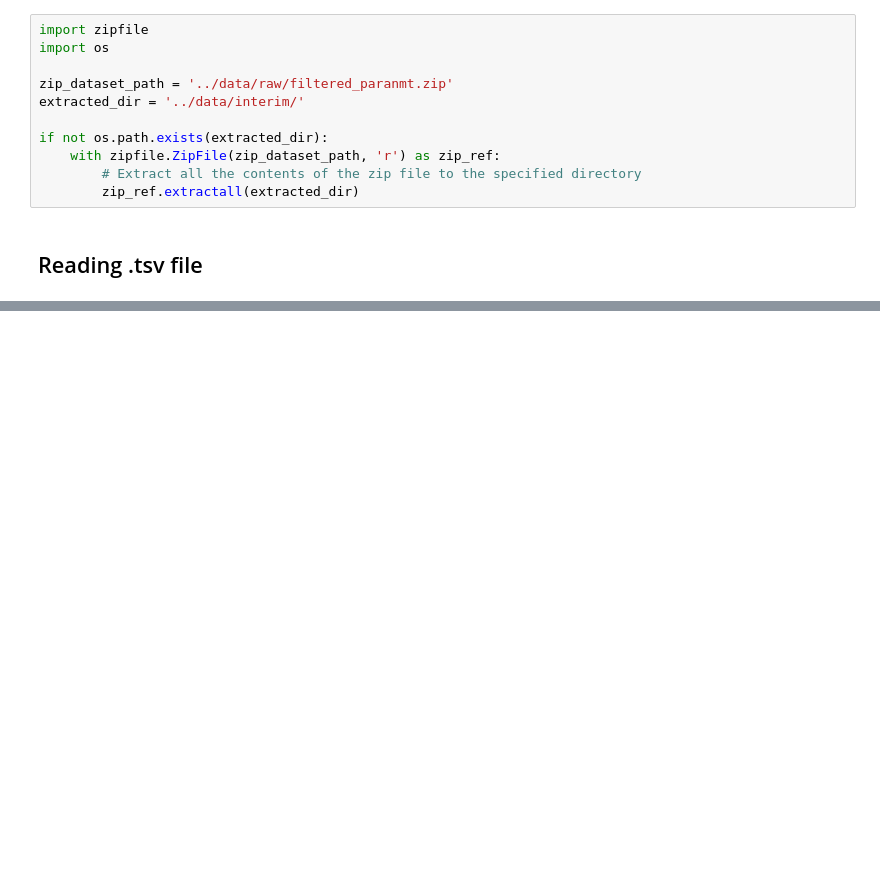
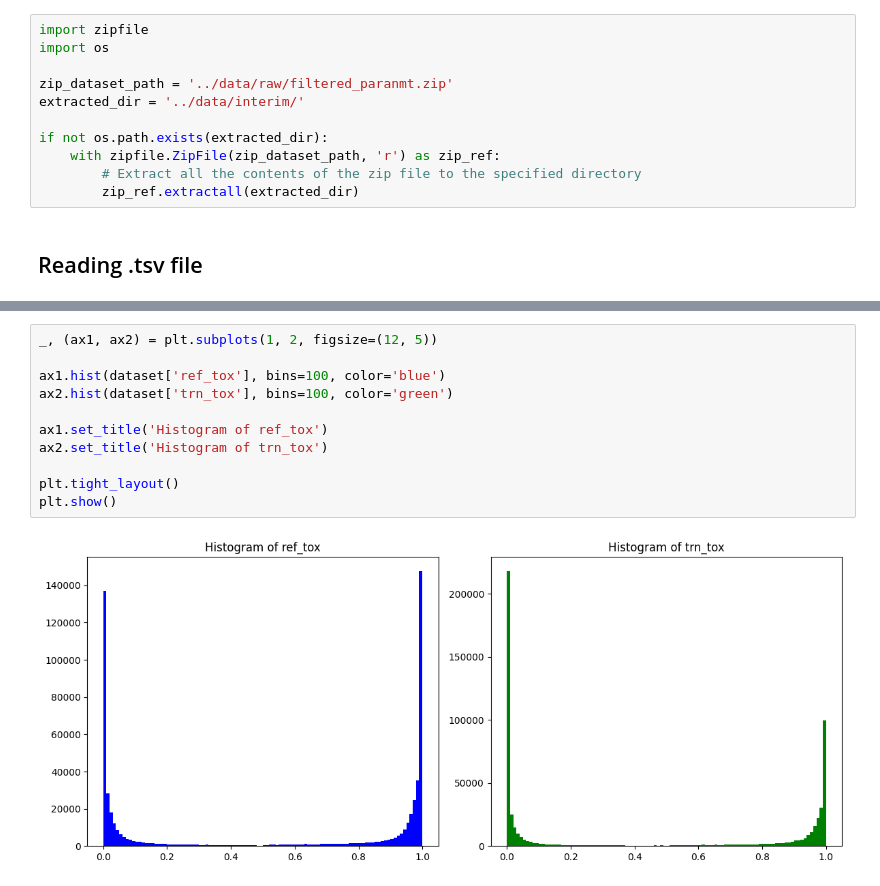
Before and after one commit to blueberry13-8/text-detoxification, a Jupyter notebook: notebooks/1.0-initial-data-exploration.ipynb, the cells around one changed output, grey strips where cells are left out. Drawn from its saved outputs; the diff is of its cells as text; blank space fills up the shorter version.

```diff
--- a/notebooks/1.0-initial-data-exploration.ipynb
+++ b/notebooks/1.0-initial-data-exploration.ipynb
@@ -30,0 +40,13 @@ dataset.head()
+# %%
+_, (ax1, ax2) = plt.subplots(1, 2, figsize=(12, 5))
+
+ax1.hist(dataset['ref_tox'], bins=100, color='blue')
+ax2.hist(dataset['trn_tox'], bins=100, color='green')
+
+ax1.set_title('Histogram of ref_tox')
+ax2.set_title('Histogram of trn_tox')
+
+plt.tight_layout()
+plt.show()
+# %% [output]
+[figure, added]
```
Also changed, not shown: parts of 26 cells of this notebook, 3 other files.
